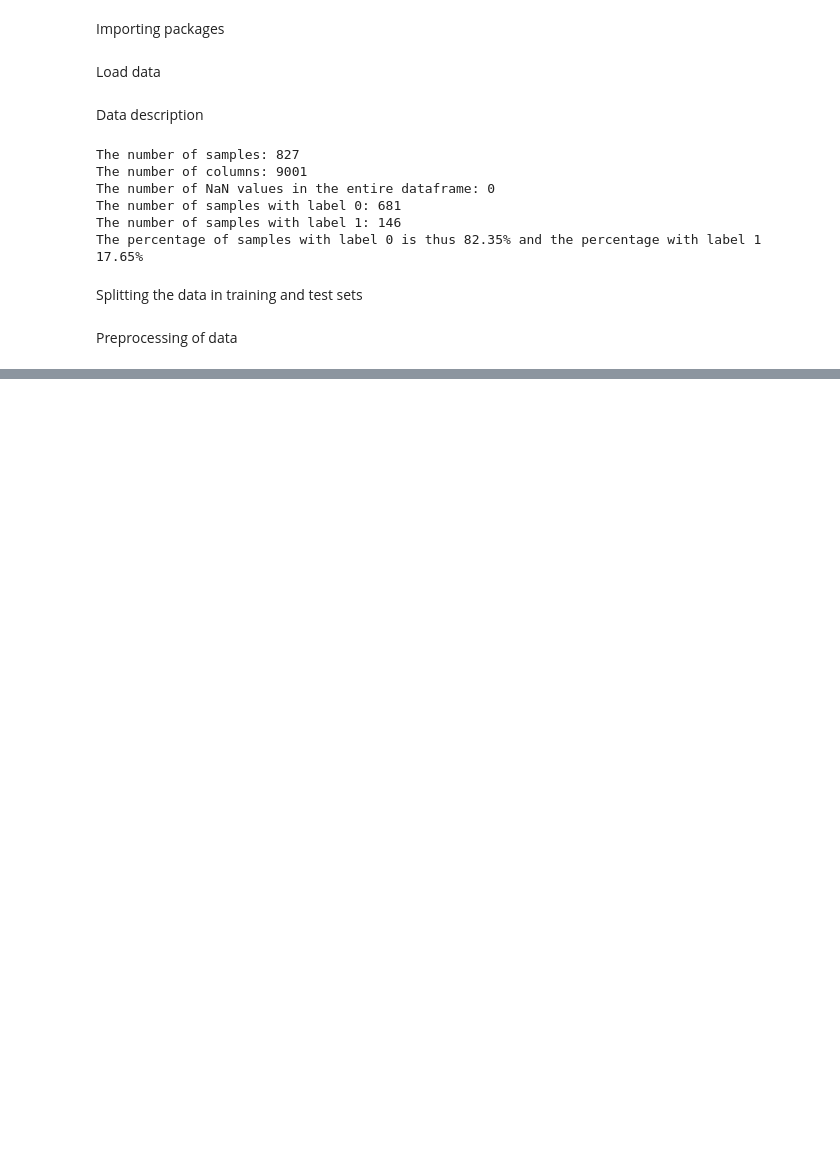
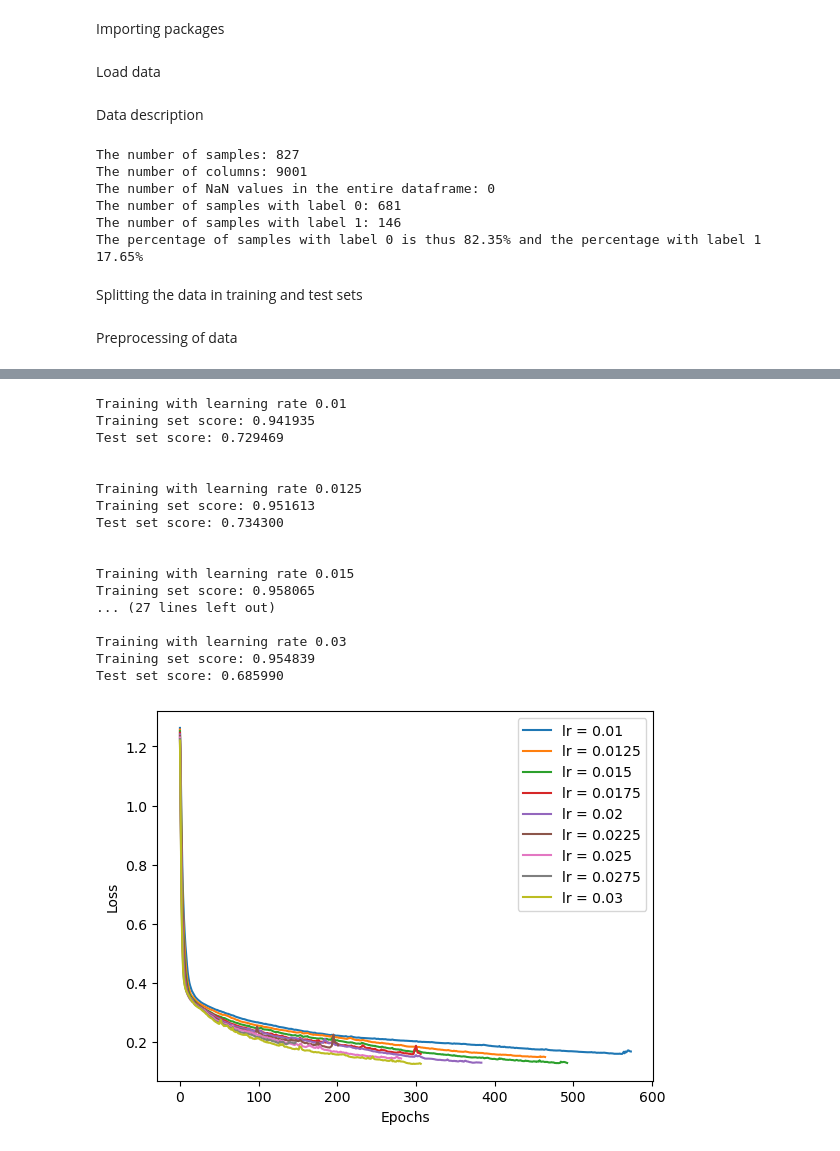
Before and after one commit to ereindersss/TM10011-Machine-learning-assignment-ECG-, a Jupyter notebook: assignment_clean.ipynb, the cells around one changed output, grey strips where cells are left out. Saved outputs shown, nothing was run; the diff lists cells and outputs as text; code cells hidden in the pictures; blank space fills up the shorter version.

```diff
--- a/assignment_clean.ipynb
+++ b/assignment_clean.ipynb
@@ -156,0 +248,43 @@ Na het schalen zijn er 61 features over
+# %%
+## Learning rate importance example
+for learning_rate in [0.01, 0.0125, 0.015, 0.0175, 0.02, 0.0225, 0.025, 0.0275, 0.03]:
+    print(f"Training with learning rate {learning_rate}")
+    mlp = MLPClassifier(
+        hidden_layer_sizes=(5,),
+        max_iter=5000,
+        alpha=1e-4,
+        solver="sgd",
+        random_state=1,
+        learning_rate_init=learning_rate
+    )
+
+    mlp.fit(preprocessed_train_data, y_train)
+
+    print("Training set score: %f" % mlp.score(preprocessed_train_data, y_train))
+    print("Test set score: %f" % mlp.score(preprocessed_test_data, y_test))
+    print("\n")
+
+    plt.plot(mlp.loss_curve_, label=f'lr = {learning_rate}')
+plt.xlabel('Epochs')
+plt.ylabel('Loss')
+plt.legend()
+plt.show()
+# %% [output]
+Training with learning rate 0.01
+Training set score: 0.941935
+Test set score: 0.729469
+
+
+Training with learning rate 0.0125
+Training set score: 0.951613
+Test set score: 0.734300
+
+
+Training with learning rate 0.015
+Training set score: 0.958065
+... (27 lines left out)
+
+Training with learning rate 0.03
+Training set score: 0.954839
+Test set score: 0.685990
+[figure, added]
```
Also changed, not shown: parts of 9 cells of this notebook.
